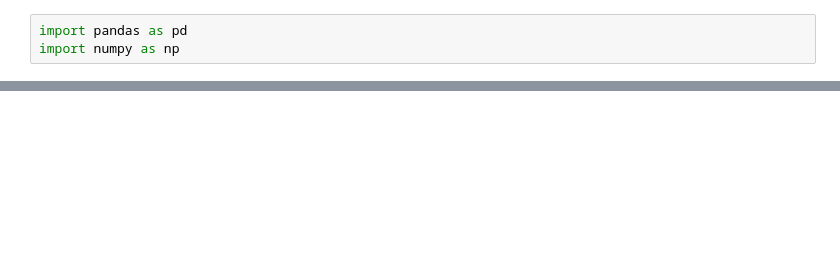
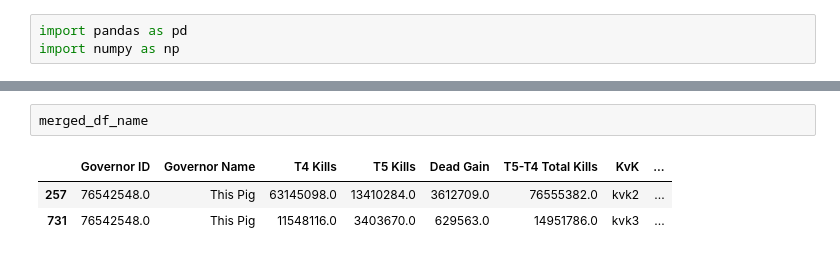
Before and after one commit to msamedozmen/3198_KvK_Dashboard, a Jupyter notebook: main.ipynb, the cells around one changed output, grey strips where cells are left out. Saved outputs shown, nothing was run; the diff lists cells and outputs as text; blank space fills up the shorter version.

```diff
--- a/main.ipynb
+++ b/main.ipynb
@@ -147,0 +153,6 @@ Total Dead:  24020071
+# %%
+merged_df_name
+# %% [output]
+|  | Governor ID | Governor Name | T4 Kills | T5 Kills | Dead Gain | T5-T4 Total Kills | KvK | ... |
+| 257 | 76542548.0 | This Pig | 63145098.0 | 13410284.0 | 3612709.0 | 76555382.0 | kvk2 | ... |
+| 731 | 76542548.0 | This Pig | 11548116.0 | 3403670.0 | 629563.0 | 14951786.0 | kvk3 | ... |
```
Also changed, not shown: parts of 32 cells of this notebook, 6 other files.
